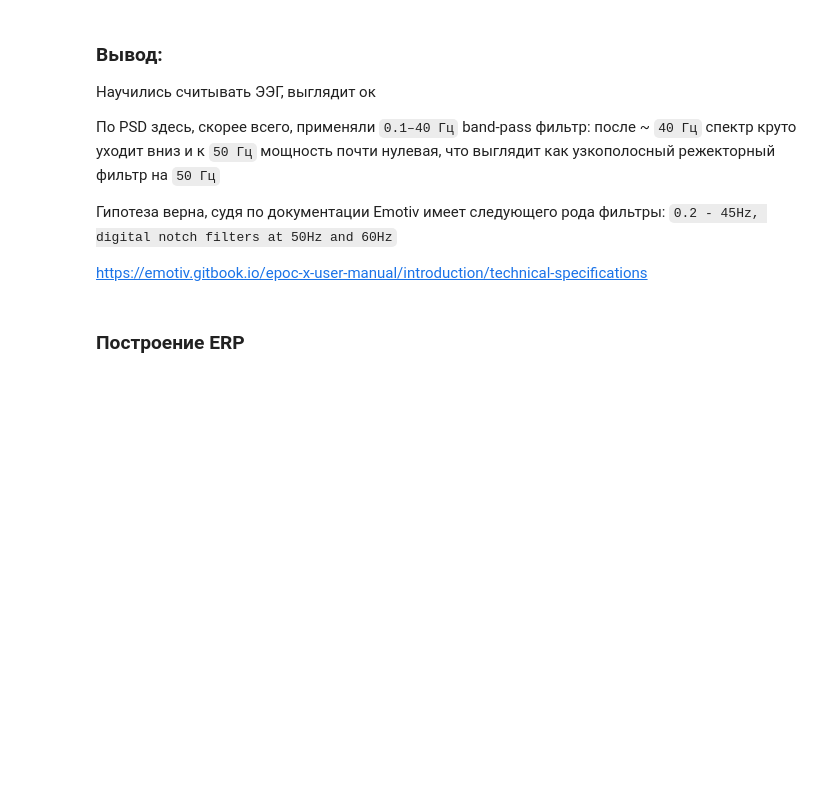
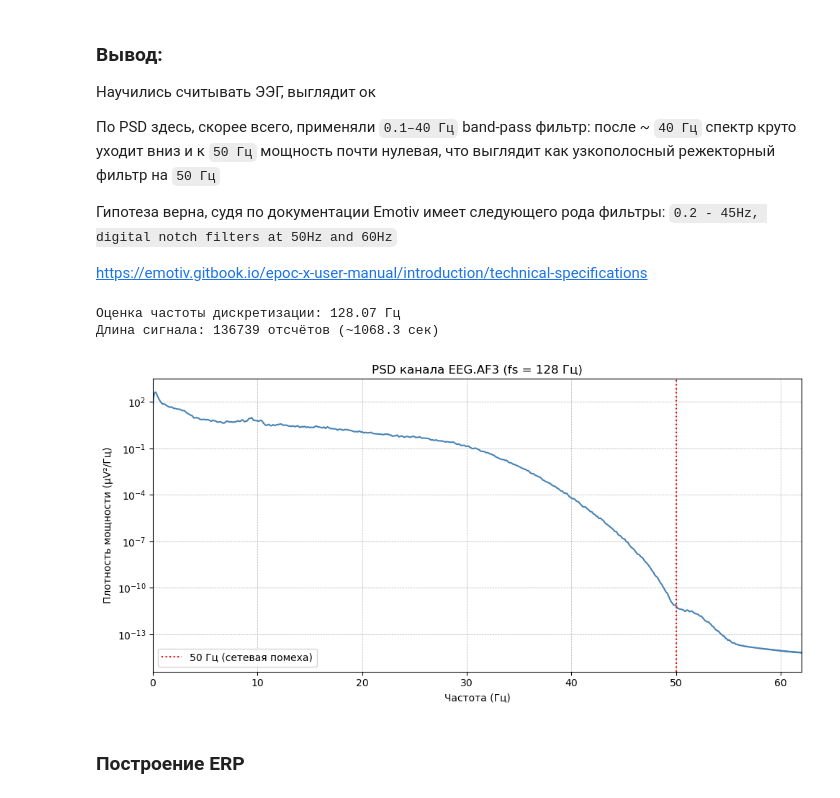
Before and after one commit to GribanovDS/EEG-EMOTIV---Data-Analysis, a Jupyter notebook: EEG_Emotiv_Data_Analysis.ipynb, the cells around one changed output. Cells and saved outputs as stored; diff of their text form; code cells hidden in the pictures; blank space fills up the shorter version.

```diff
--- a/EEG_Emotiv_Data_Analysis.ipynb
+++ b/EEG_Emotiv_Data_Analysis.ipynb
@@ -277,6 +281,58 @@ plt.show()
 Гипотеза верна, судя по документации Emotiv имеет следующего рода фильтры: `0.2 - 45Hz, digital notch filters at 50Hz and 60Hz`
 
 https://emotiv.gitbook.io/epoc-x-user-manual/introduction/technical-specifications
+# %%
+df = eeg_exp
+
+# Оценка частоты дискретизации
+timestamps = df['Timestamp'].dropna().values
+dt = np.diff(timestamps)  # разности между соседними метками
+fs_estimated = 1.0 / np.median(dt)
+
+print(f"Оценка частоты дискретизации: {fs_estimated:.2f} Гц")
+
+
+channel = 'EEG.AF3'
+eeg = df[channel].dropna().values.astype(np.float64)
+print(f"Длина сигнала: {len(eeg)} отсчётов (~{len(eeg)/128:.1f} сек)")
+
+lowcut = 0.1
+highcut = 30.0
+order = 4
+
+nyq = 0.5 * 128
+low = lowcut / nyq
+high = highcut / nyq
+
+b, a = signal.butter(order, [low, high], btype='bandpass')
+eeg_filt = signal.filtfilt(b, a, eeg)  # нулевая фаза
+
+
+# PSD через Welch
+frequencies, psd = signal.welch(
+    eeg_filt,
+    fs=128,
+    nperseg=1024,
+    noverlap=512,
+    nfft=2048,
+    scaling='density'
+)
+
+plt.figure(figsize=(10, 5))
+plt.semilogy(frequencies, psd, color='steelblue')
+plt.title(f'PSD канала {channel} (fs = {128} Гц)')
+plt.xlabel('Частота (Гц)')
+plt.ylabel('Плотность мощности (µV²/Гц)')
+plt.grid(True, which="both", ls="--", linewidth=0.5)
+plt.xlim(0, 62)
+plt.axvline(50, color='red', linestyle=':', label='50 Гц (сетевая помеха)')
+plt.legend()
+plt.tight_layout()
+plt.show()
+# %% [output]
+Оценка частоты дискретизации: 128.07 Гц
+Длина сигнала: 136739 отсчётов (~1068.3 сек)
+[figure, added]
 # %% [markdown]
 ### Построение ERP
 # %% [markdown]
```
Also changed, not shown: parts of 6 cells of this notebook.
